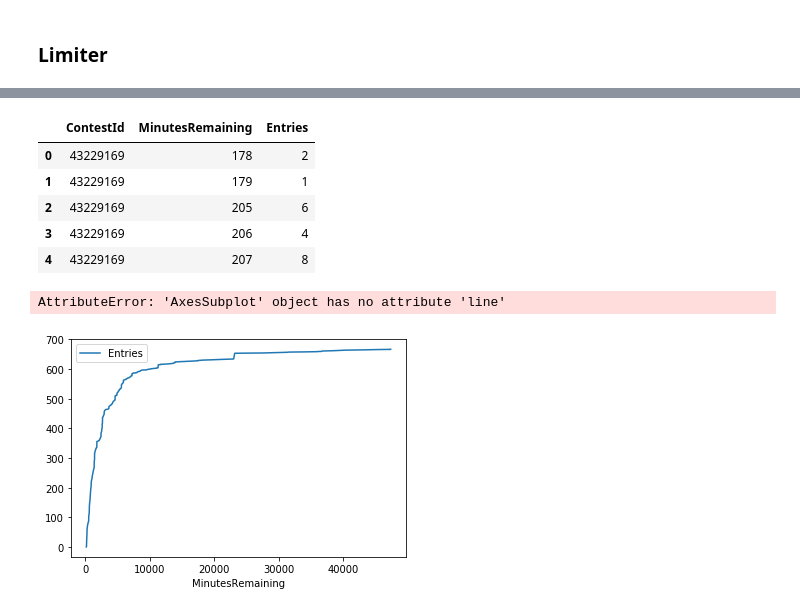
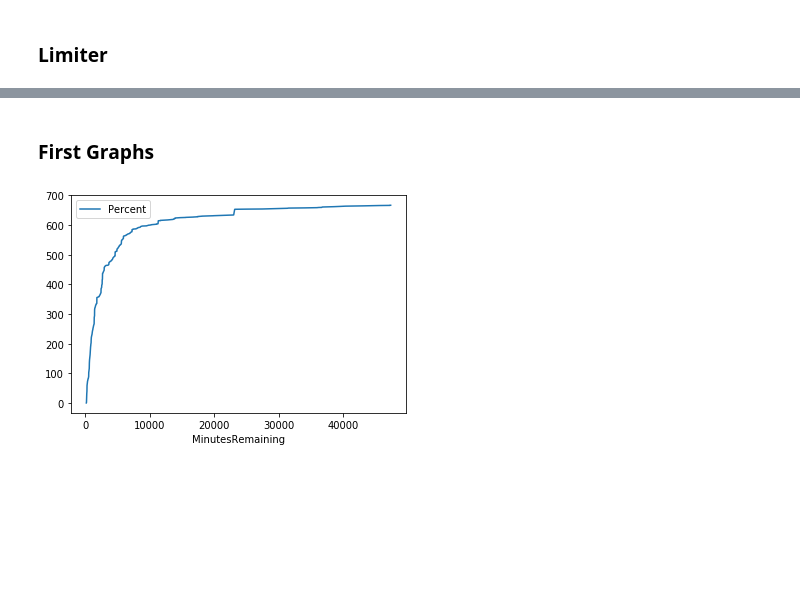
Before and after one commit to WPI-Draftkings-MQP/dkNotebook, a Jupyter notebook: Tournament Timeline Display.ipynb, the cells around one changed output, grey strips where cells are left out. Cells and saved outputs as stored; diff of their text form; code cells hidden in the pictures; blank space fills up the shorter version.

Commit message:
Single Timeline, Combined Timelines, and Threshold Line

```diff
--- a/Tournament Timeline Display.ipynb
+++ b/Tournament Timeline Display.ipynb
@@ -26,0 +19,2 @@ targetIDs = timeDF.ContestId.unique()[:1]
+# %%
+targetIDs = targetIDs[:5]
@@ -27,41 +23,7 @@ targetIDs = timeDF.ContestId.unique()[:1]
+# %%
+def contestThreshold(id):
+    aContest = getContestData(id)
+    return float(aContest.TopPrize/aContest.EntryFeeAmount)
 # %%
 def getContestData(id):
     return contests.loc[contests['ContestId'] == id]
-# %%
-for id in targetIDs:
-    contestDF = timeDF.loc[timeDF['ContestId']==id]
-# %% [output]
-|  | ContestId | MinutesRemaining | Entries |
-| 0 | 43229169 | 178 | 2 |
-| 1 | 43229169 | 179 | 1 |
-| 2 | 43229169 | 205 | 6 |
-| 3 | 43229169 | 206 | 4 |
-| 4 | 43229169 | 207 | 8 |
-# %%
-# timeData = pd.DataFrame({'ContestID':[], 'MinutesRemaining':[], 'Entries':[]})
-timeData = pd.DataFrame(columns=['ContestID', 'MinutesRemaining', 'Entries'])
-count = 0
-##Making object of single contest's data
-for id in targetIDs:
-    contest = getContestData(id)
-    targetEntries = contest.TopPrize/contest.EntryFeeAmount
-    cTimeDF = timeDF.loc[timeDF['ContestId'] == id]
-    minutes = []
-    entries = []
-    entrySum=0
-    for index, row in cTimeDF.iterrows():
-        minutes.append(row['MinutesRemaining'])
-        entrySum = entrySum+row['Entries']
-        percentToGoal = float(entrySum/targetEntries*100)
-#         print(percentToGoal)
-        entries.append(percentToGoal)
-    d = {'ContestID':id, 'MinutesRemaining':minutes, 'Entries':entries}
-    cData = pd.DataFrame(data=d)
-    timeData = pd.concat([timeData, cData])
-    count=count+1
-# %%
-myPlot = timeData.plot(x='MinutesRemaining', y='Entries', kind='line').line(100, 0)
-# myPlot
-# %% [output]
-AttributeError: 'AxesSubplot' object has no attribute 'line'
-[figure, removed]
@@ -67,0 +33,14 @@ AttributeError: 'AxesSubplot' object has no attribute 'line'
+# %% [markdown]
+### First Graphs
+# %%
+for id in targetIDs[:1]:
+    contestTimeDF = timeDF.loc[timeDF['ContestId']==id]
+    threshold = contestThreshold(id)
+
+    #Cumulitive sum of entries
+    contestTimeDF = contestTimeDF.assign(TotalEntries = contestTimeDF['Entries'].cumsum())
+    #Percent of goal
+    contestTimeDF = contestTimeDF.assign(Percent = lambda x: 100*(contestTimeDF.TotalEntries)/threshold)
+    contestTimeDF.plot(x='MinutesRemaining', y='Percent', kind='line')
+# %% [output]
+[figure, added]
```
Also changed, not shown: parts of 11 cells of this notebook.
